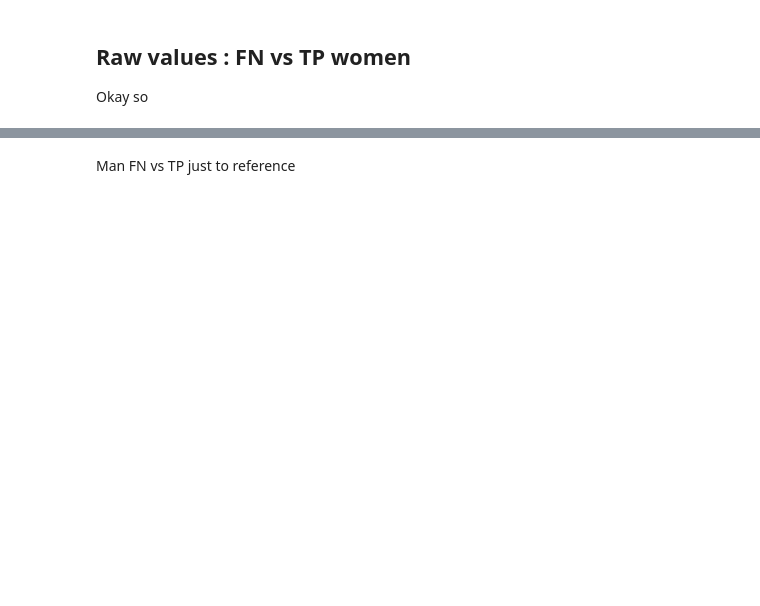
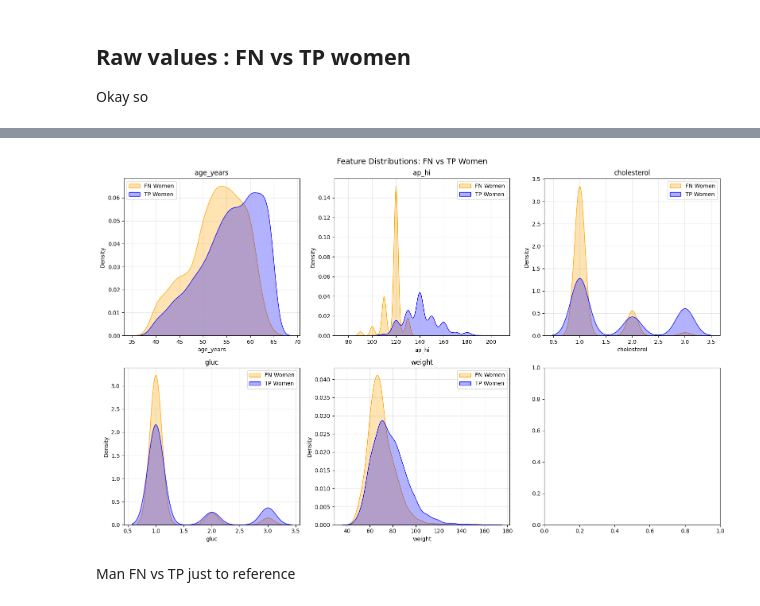
Before and after one commit to Kavisha612/Dissertation_ExplainableAI, a Jupyter notebook: FalseNegative_Evaluation.ipynb, the cells around one changed output, grey strips where cells are left out. Cells and saved outputs as stored; diff of their text form; code cells hidden in the pictures; blank space fills up the shorter version.

Commit message:
cleaner tables and graphs for FN vs TP vs TN datapoints

```diff
--- a/FalseNegative_Evaluation.ipynb
+++ b/FalseNegative_Evaluation.ipynb
@@ -11,13 +11,18 @@ from sklearn.preprocessing import StandardScaler
 with open("models/baseline_models/cardio_xgb_baseline_model.pkl", "rb") as f:
     model = pickle.load(f)
 
+# with open("models/refined_models/aphi_bin_model.pkl", "rb") as f:
+#     model = pickle.load(f)
 test_df = pd.read_csv("data/test_train_val_sets/cardio_baseline_test.csv")
+# test_df = pd.read_csv("data/test_train_val_sets/cardio_fe_test.csv")
 X_test  = test_df.drop(columns=["cardio", "stratify"])
 y_test  = test_df["cardio"]
 y_pred  = model.predict(X_test)
 
 female_mask = test_df["gender"].values == 0
 male_mask   = test_df["gender"].values == 1
+
+features_to_plot = ["age_years", "ap_hi", "cholesterol", "gluc", "weight"]
 # %%
 
 def tpr(y_true, y_pred):
@@ -438,27 +541,29 @@ print(fn_mean_shap)
 # %%
 import seaborn as sns
 
 fig, axes = plt.subplots(2, 3, figsize=(16, 10))
 axes = axes.flatten()
 
 for idx, feature in enumerate(features_to_plot):
     sns.kdeplot(fn_women[feature], ax=axes[idx],
                 label="FN Women", color="orange", fill=True, alpha=0.3)
     sns.kdeplot(tp_women[feature], ax=axes[idx],
                 label="TP Women", color="blue", fill=True, alpha=0.3)
     axes[idx].set_title(feature)
     axes[idx].legend()
     axes[idx].grid(alpha=0.3)
 
     # Add clinical reference line for ap_hi
-    if feature == "ap_hi":
+    if feature == "ap_hi_binned":
         axes[idx].axvline(x=100, color='red', linestyle='--',
                          linewidth=1.5, label="Female risk threshold (Ji et al.)")
         axes[idx].legend()
 
 plt.suptitle("Feature Distributions: FN vs TP Women", fontsize=14)
 plt.tight_layout()
 plt.show()
+# %% [output]
+[figure, added]
 # %% [markdown]
 Man FN vs TP just to reference
 # %%
```
Also changed, not shown: parts of 15 cells of this notebook.
